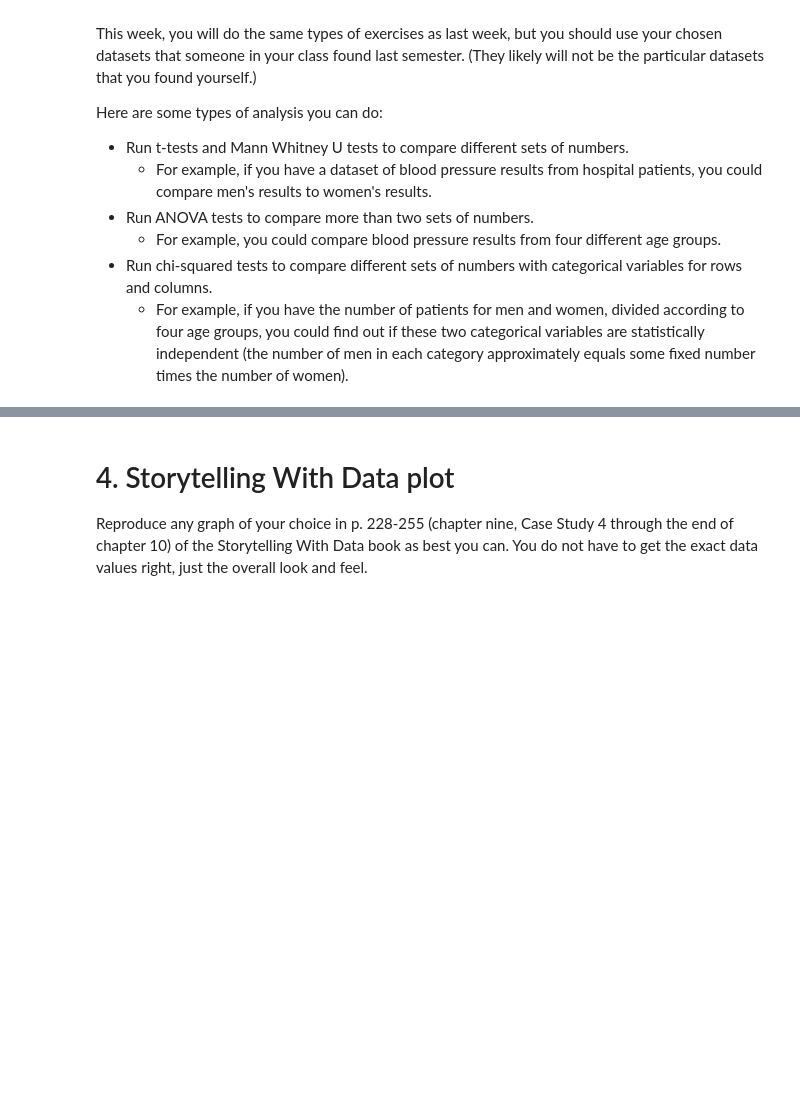
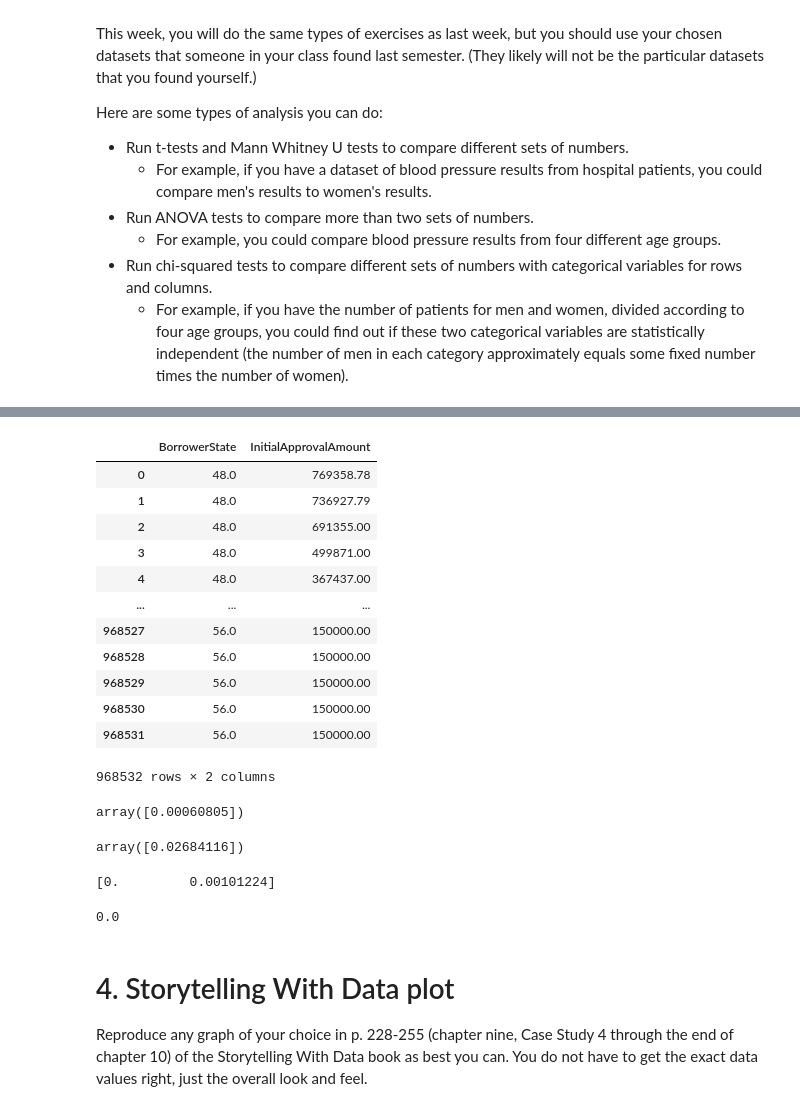
Before and after one commit to calebhadley1/Module-B-semester-2, a Jupyter notebook: Week14.ipynb, the cells around one changed output, grey strips where cells are left out. Drawn from its saved outputs; the diff is of its cells as text; code cells hidden in the pictures; blank space fills up the shorter version.

```diff
--- a/Week14.ipynb
+++ b/Week14.ipynb
@@ -43,0 +63,16 @@ Here are some types of analysis you can do:
+# %%
+df[['BorrowerState', 'InitialApprovalAmount']]
+# %% [output]
+|  | BorrowerState | InitialApprovalAmount |
+| 0 | 48.0 | 769358.78 |
+| 1 | 48.0 | 736927.79 |
+| 2 | 48.0 | 691355.00 |
+| 3 | 48.0 | 499871.00 |
+| 4 | 48.0 | 367437.00 |
+| ... | ... | ... |
+| 968527 | 56.0 | 150000.00 |
+| 968528 | 56.0 | 150000.00 |
+| 968529 | 56.0 | 150000.00 |
+| 968530 | 56.0 | 150000.00 |
+| 968531 | 56.0 | 150000.00 |
+968532 rows × 2 columns
@@ -44,3 +81,28 @@ Here are some types of analysis you can do:
+# %%
+t_stat, p_value = stats.ttest_ind(df[df['BorrowerState'] == 1][['InitialApprovalAmount']], df[df['BorrowerState'] == 2][['InitialApprovalAmount']])
+p_value
+# %% [output]
+array([0.00060805])
+# %%
+u_value, p_value = stats.mannwhitneyu(df[df['BorrowerState'] == 1][['InitialApprovalAmount']], df[df['BorrowerState'] == 2][['InitialApprovalAmount']])
+p_value
+# %% [output]
+array([0.02684116])
+# %%
+import scipy.stats as stats
+state_1 = df[df['BorrowerState'] == 1][['BorrowerState', 'InitialApprovalAmount']]
+state_2 = df[df['BorrowerState'] == 2][['BorrowerState', 'InitialApprovalAmount']]
+state_3 = df[df['BorrowerState'] == 3][['BorrowerState', 'InitialApprovalAmount']]
+
+result = stats.f_oneway(state_1, state_2, state_3)
+print(result.pvalue)
+# %% [output]
+[0.         0.00101224]
+# %%
+result = stats.chi2_contingency(df[['BorrowerState', 'InitialApprovalAmount']])
+print(result.pvalue)
+# %% [output]
+0.0
 # %% [markdown]
 # 4. Storytelling With Data plot
 
```
Also changed, not shown: parts of 3 cells of this notebook.
